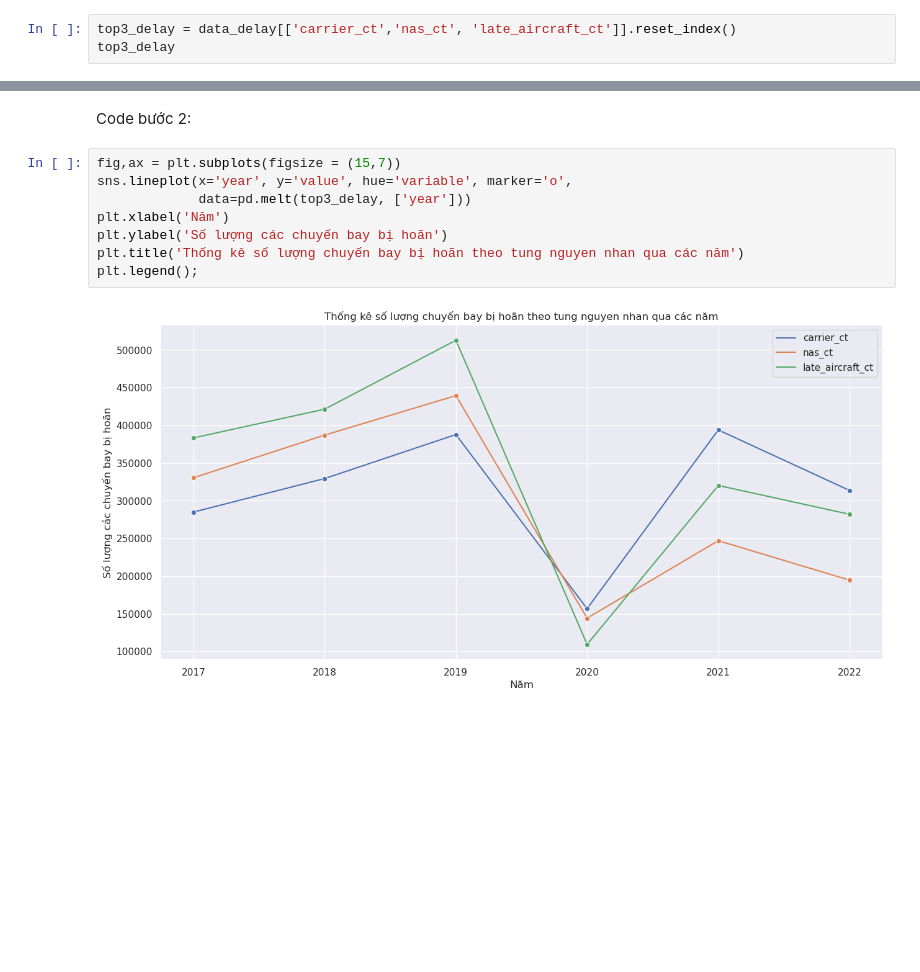
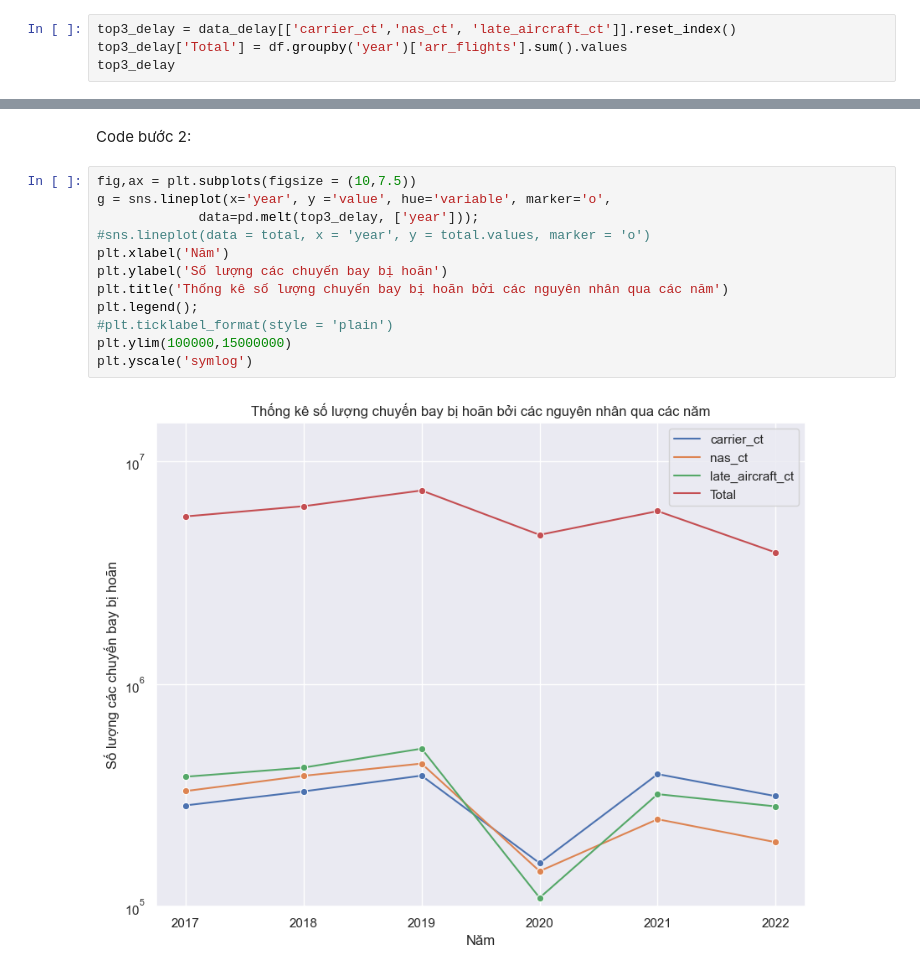
Before and after one commit to anhtran-20/ProDS_TH_Project, a Jupyter notebook: Xử_Lý_Dữ_Liệu.ipynb, the cells around one changed output, grey strips where cells are left out. Drawn from its saved outputs; the diff is of its cells as text; blank space fills up the shorter version.

```diff
--- a/Xử_Lý_Dữ_Liệu.ipynb
+++ b/Xử_Lý_Dữ_Liệu.ipynb
@@ -286,5 +285,6 @@ Tiếp theo, để tìm hiều rõ hơn, ta sẽ xem xét số lượng các chu
 Code bước 1:
 # %%
 top3_delay = data_delay[['carrier_ct','nas_ct', 'late_aircraft_ct']].reset_index()
+top3_delay['Total'] = df.groupby('year')['arr_flights'].sum().values
 top3_delay
 # %% [output]
@@ -298,14 +298,18 @@ top3_delay
 # %% [markdown]
 Code bước 2:
 # %%
-fig,ax = plt.subplots(figsize = (15,7))
-sns.lineplot(x='year', y='value', hue='variable', marker='o',
-             data=pd.melt(top3_delay, ['year']))
+fig,ax = plt.subplots(figsize = (10,7.5))
+g = sns.lineplot(x='year', y ='value', hue='variable', marker='o',
+             data=pd.melt(top3_delay, ['year']));
+#sns.lineplot(data = total, x = 'year', y = total.values, marker = 'o')
 plt.xlabel('Năm')
 plt.ylabel('Số lượng các chuyến bay bị hoãn')
-plt.title('Thống kê số lượng chuyến bay bị hoãn theo tung nguyen nhan qua các năm')
+plt.title('Thống kê số lượng chuyến bay bị hoãn bởi các nguyên nhân qua các năm')
 plt.legend();
+#plt.ticklabel_format(style = 'plain')
+plt.ylim(100000,15000000)
+plt.yscale('symlog')
 # %% [output]
-[figure, old version]
+[figure, new version]
 # %% [markdown]
 Nhận xét: Số lượng các chuyến bay bị hoãn với 3 nguyên nhân cốt yếu có sự biến động thất thường từ 2017 - 2022
```
Also changed, not shown: parts of 5 cells of this notebook, 1 other file.
